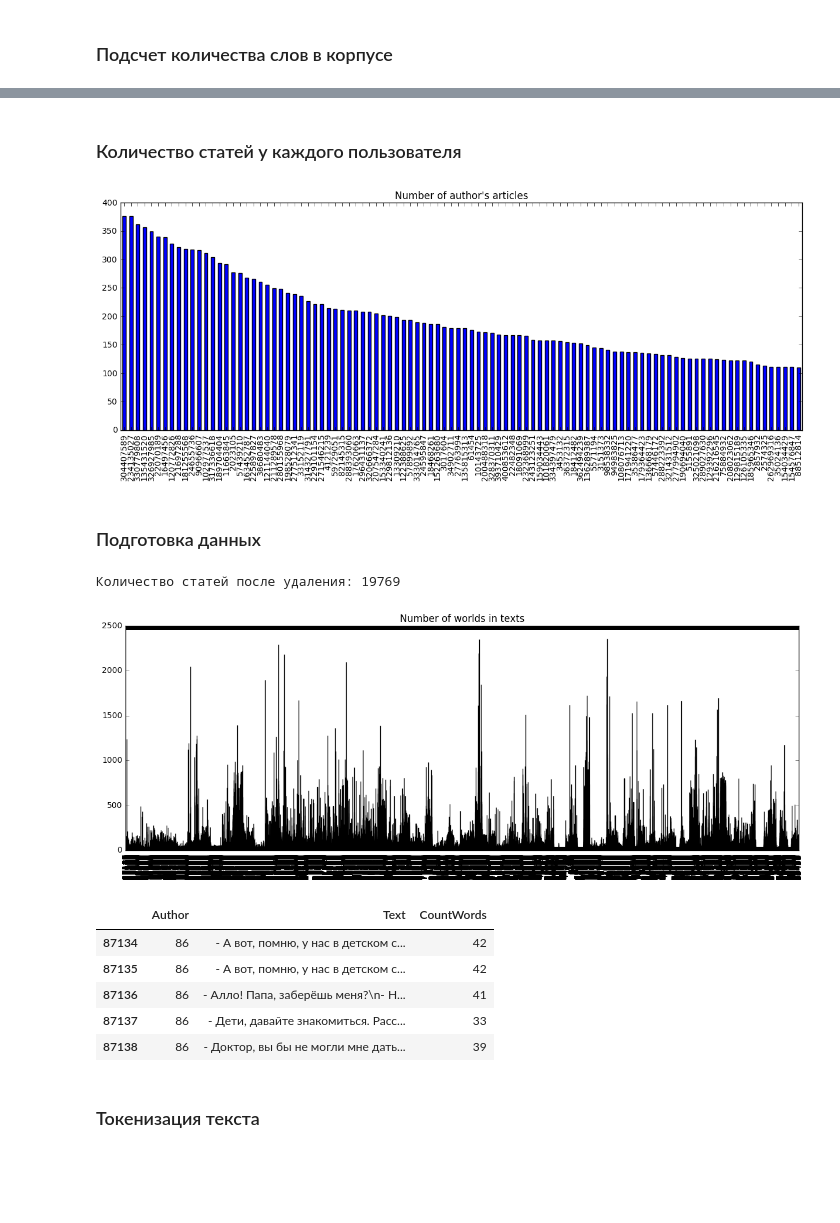
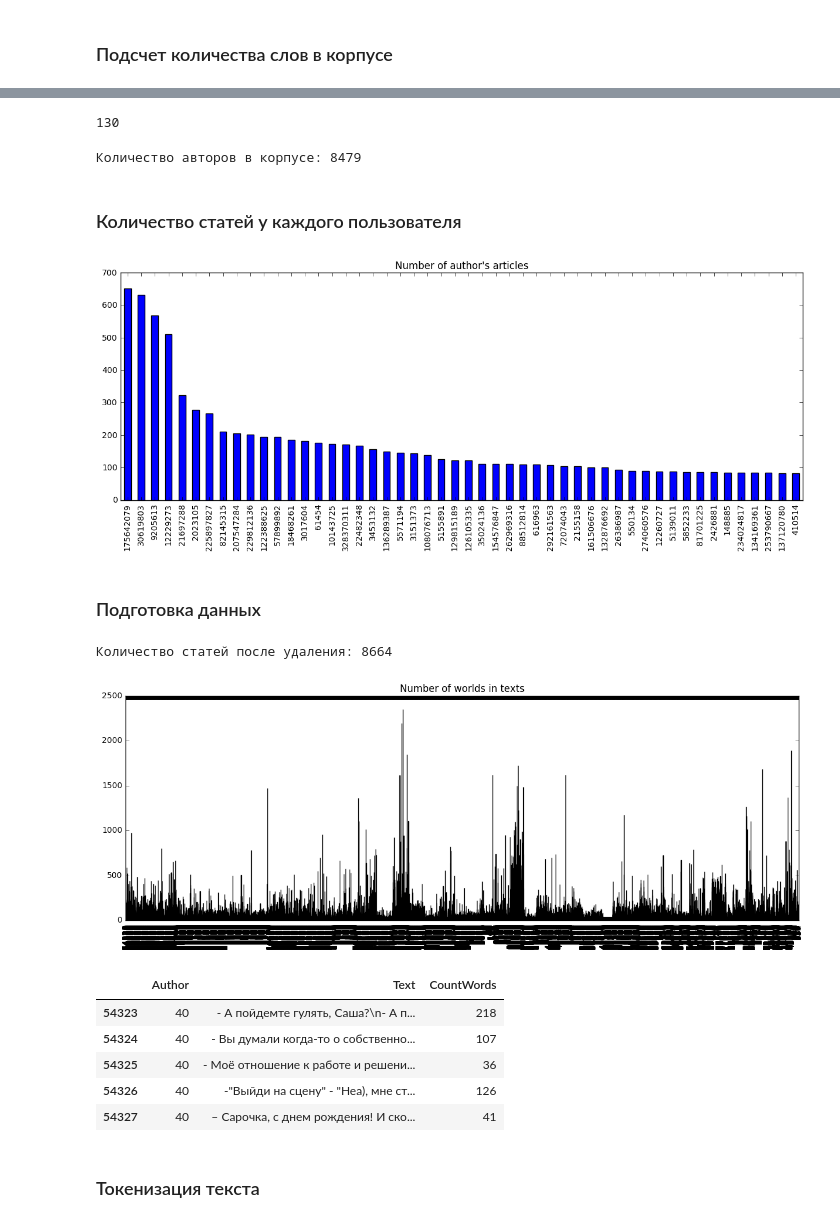
Before and after one commit to XATTABrus/DeterminationOfAuthors, a Jupyter notebook: DetectedAuthorVK.ipynb, the cells around one changed output, grey strips where cells are left out. Cells and saved outputs as stored; diff of their text form; code cells hidden in the pictures; blank space fills up the shorter version.

```diff
--- a/DetectedAuthorVK.ipynb
+++ b/DetectedAuthorVK.ipynb
@@ -47,2 +47,16 @@ data.head()
+# %%
+spam_list = [301557842, 184330667, 191315693, 111604181, 212846761, 278053852, 281162155, 206300456, 306859957, 19006413, 275267400, 131629784, 276695686, 227968805, 65265920, 215657793, 212066696, 281866527, 172515637, 420657548, 259904924, 103086082, 36309849, 151622711, 304407589, 304407589, 234135027, 330779808, 135431520, 326927985, 22070189, 16497456, 22070189, 16497456, 120772826, 181255568, 24655736, 90966607, 102977537, 317336618, 189704404, 11663845, 57439210, 163452787, 38680483, 121144040, 211289578, 280155968, 198528079, 277512341, 33152119, 314327791, 229101154, 271546215, 4121239, 59729051, 288393060, 17620663, 296431137, 320666372, 153340241, 13309210, 333014765, 24595847, 152263680, 135815313, 27763994, 34902711, 200488318, 393710429, 400853612, 18091069, 232368999, 243123251, 159034443, 101820061, 334397479, 36372315, 18412482, 362494239, 98538332, 94983825, 171941220, 35386477, 179364423, 136668179, 57446172, 288223392, 321431512, 277994902, 190694040, 325021098, 129392296, 289027630, 216216545, 75884932, 208023062, 185965346, 2857932, 2574325, 154034429, 312715518, 286913827, 336049060, 163410643, 309938895, 372204020, 400615680, 235441786, 8391421, 136997064, 174934251, 173179778, 134275738, 93070783, 403039516, 326194938, 26960550, 18090797, 15931375, 64401851, 14665799, 223678239, 1963998, 252135842, 16352364, 386230491, 135103805, 335233013, 226605259]
+print(len(spam_list))
+lam = lambda row: row['Author'] not in spam_list
+data = data[data.apply(lam, axis=1)]
+# %% [output]
+130
+# %%
+author_count_news = data.Author.value_counts()
+print('Количество авторов в корпусе:', len(author_count_news))
+#print(author_count_news[:-8300: -1])
+#author_count_news.plot(kind='bar', figsize=(15, 5), title="Number of author's articles");
+# %% [output]
+Количество авторов в корпусе: 8479
 # %% [markdown]
 ### Количество статей у каждого пользователя
@@ -52,5 +63,8 @@ skip_person = 30
+# %%
+num_classes = 50
+skip_person = 2
+author_count_news = author_count_news[skip_person:skip_person + num_classes]
 # %%
-author_count_news = data.Author.value_counts()[skip_person:skip_person + num_classes]
 author_count_news.plot(kind='bar', figsize=(15, 5), title="Number of author's articles");
 # %% [output]
-[figure, old version]
+[figure, new version]
@@ -66,11 +84,11 @@ for author in names_author:
 data = temp_data
 print('Количество статей после удаления:', len(data))
 # %% [output]
-Количество статей после удаления: 19769
+Количество статей после удаления: 8664
 # %%
 data.CountWords.plot(kind='bar', figsize=(15, 5), title="Number of worlds in texts");
 # %% [output]
-[figure, old version]
+[figure, new version]
 # %%
 def remove_stopwords(data):
     from nltk.corpus import stopwords
@@ -100,11 +118,11 @@ for author in names:
 data.head()
 # %% [output]
 |  | Author | Text | CountWords |
-| 87134 | 86 | - А вот, помню, у нас в детском с... | 42 |
-| 87135 | 86 | - А вот, помню, у нас в детском с... | 42 |
-| 87136 | 86 | - Алло! Папа, заберёшь меня?\n- Н... | 41 |
-| 87137 | 86 | - Дети, давайте знакомиться. Расс... | 33 |
-| 87138 | 86 | - Доктор, вы бы не могли мне дать... | 39 |
+| 54323 | 40 | - А пойдемте гулять, Саша?\n- А п... | 218 |
+| 54324 | 40 | - Вы думали когда-то о собственно... | 107 |
+| 54325 | 40 | - Моё отношение к работе и решени... | 36 |
+| 54326 | 40 | -"Выйди на сцену" - "Неа), мне ст... | 126 |
+| 54327 | 40 | – Сарочка, с днем рождения! И ско... | 41 |
 # %%
 # Перемешать набор данных и удалить index столбец
 data = data.sample(frac=1).reset_index(drop=True)
```
Also changed, not shown: parts of 14 cells of this notebook.
